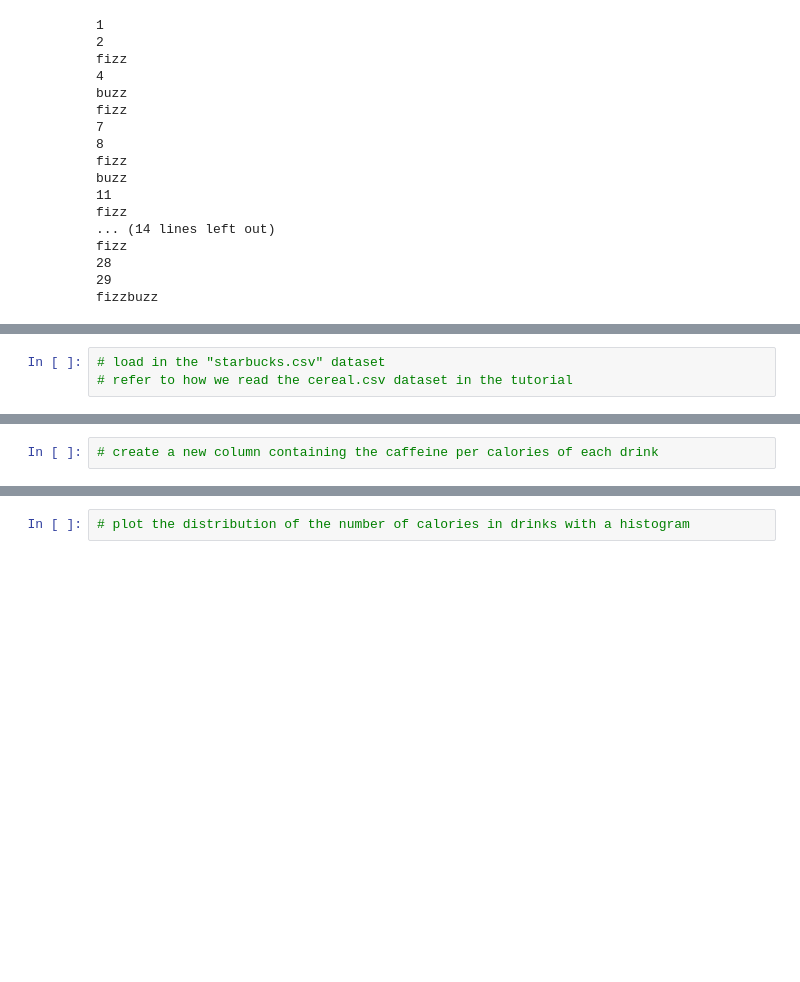
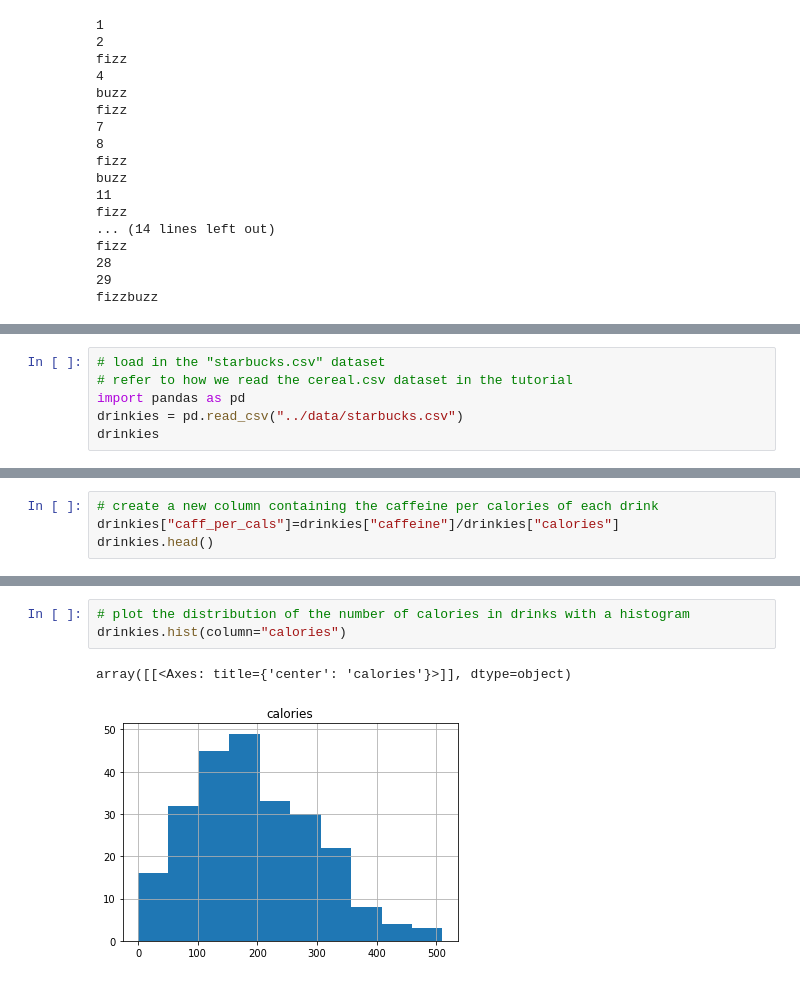
Before and after one commit to siya-modi/MDST-2023, a Jupyter notebook: tutorial0/checkpoint0.ipynb, the cells around one changed output, grey strips where cells are left out. Drawn from its saved outputs; the diff is of its cells as text; blank space fills up the shorter version.

```diff
--- a/tutorial0/checkpoint0.ipynb
+++ b/tutorial0/checkpoint0.ipynb
@@ -90,3 +94,6 @@ fizzbuzz
 # %%
 # load in the "starbucks.csv" dataset
 # refer to how we read the cereal.csv dataset in the tutorial
+import pandas as pd
+drinkies = pd.read_csv("../data/starbucks.csv")
+drinkies
@@ -99,2 +160,4 @@ fizzbuzz
 # %%
 # create a new column containing the caffeine per calories of each drink
+drinkies["caff_per_cals"]=drinkies["caffeine"]/drinkies["calories"]
+drinkies.head()
@@ -107,4 +197,8 @@ fizzbuzz
 # %%
 # plot the distribution of the number of calories in drinks with a histogram
+drinkies.hist(column="calories")
+# %% [output]
+array([[<Axes: title={'center': 'calories'}>]], dtype=object)
+[figure, added]
 # %%
 # plot calories against total fat with a scatterplot
```
Also changed, not shown: parts of 10 cells of this notebook.
